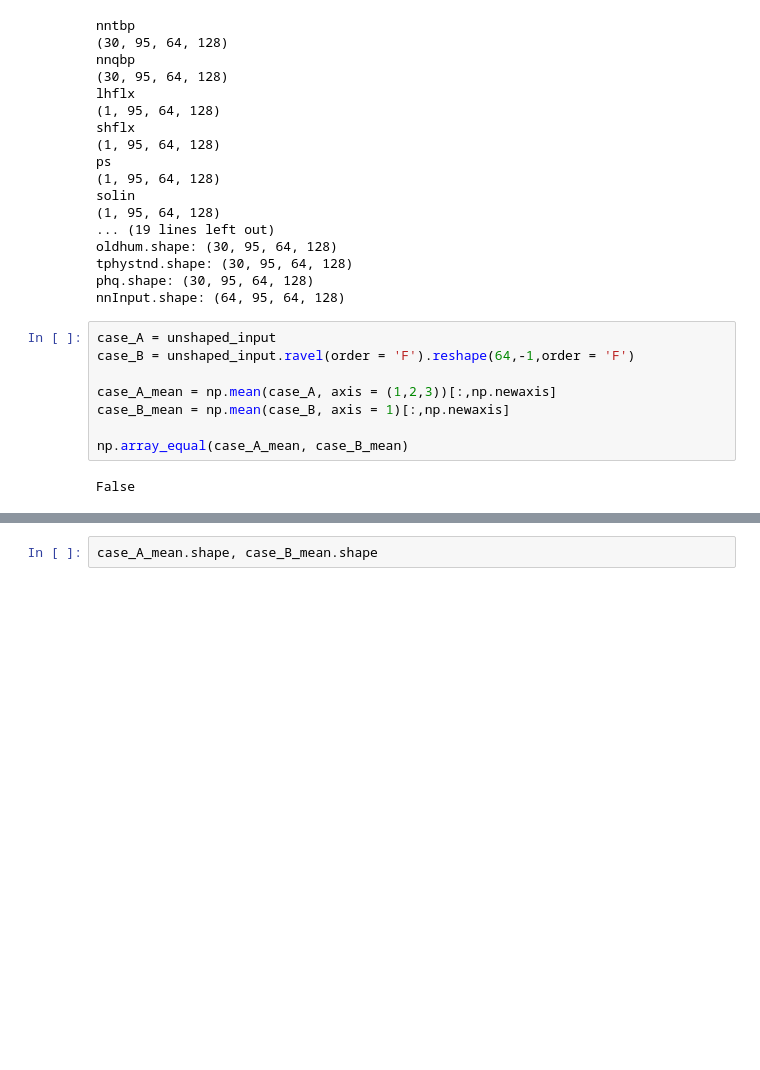
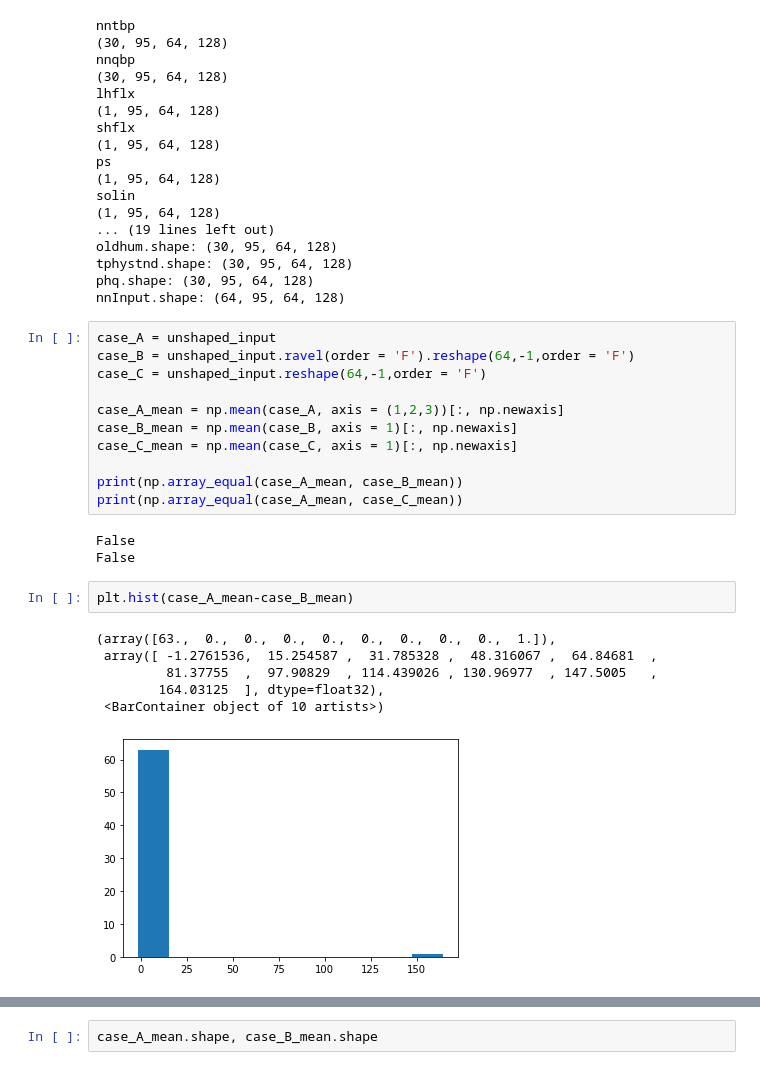
Before and after one commit to SciPritchardLab/ClimScale, a Jupyter notebook: CreateNNInput.ipynb, the cells around one changed output, grey strips where cells are left out. Drawn from its saved outputs; the diff is of its cells as text; blank space fills up the shorter version.

```diff
--- a/CreateNNInput.ipynb
+++ b/CreateNNInput.ipynb
@@ -546,10 +546,23 @@ nnInput.shape: (64, 95, 64, 128)
 # %%
 case_A = unshaped_input
 case_B = unshaped_input.ravel(order = 'F').reshape(64,-1,order = 'F')
+case_C = unshaped_input.reshape(64,-1,order = 'F')
 
-case_A_mean = np.mean(case_A, axis = (1,2,3))[:,np.newaxis]
-case_B_mean = np.mean(case_B, axis = 1)[:,np.newaxis]
+case_A_mean = np.mean(case_A, axis = (1,2,3))[:, np.newaxis]
+case_B_mean = np.mean(case_B, axis = 1)[:, np.newaxis]
+case_C_mean = np.mean(case_C, axis = 1)[:, np.newaxis]
 
-np.array_equal(case_A_mean, case_B_mean)
+print(np.array_equal(case_A_mean, case_B_mean))
+print(np.array_equal(case_A_mean, case_C_mean))
 # %% [output]
 False
+False
+# %%
+plt.hist(case_A_mean-case_B_mean)
+# %% [output]
+(array([63.,  0.,  0.,  0.,  0.,  0.,  0.,  0.,  0.,  1.]),
+ array([ -1.2761536,  15.254587 ,  31.785328 ,  48.316067 ,  64.84681  ,
+         81.37755  ,  97.90829  , 114.439026 , 130.96977  , 147.5005   ,
+        164.03125  ], dtype=float32),
+ <BarContainer object of 10 artists>)
+[figure, added]
```
Also changed, not shown: parts of 2 cells of this notebook.
